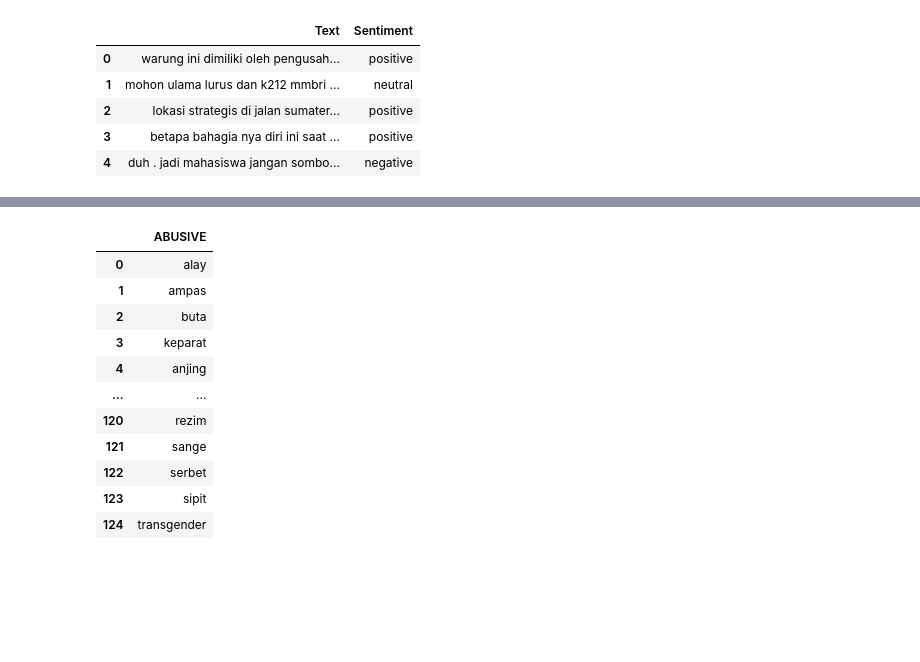
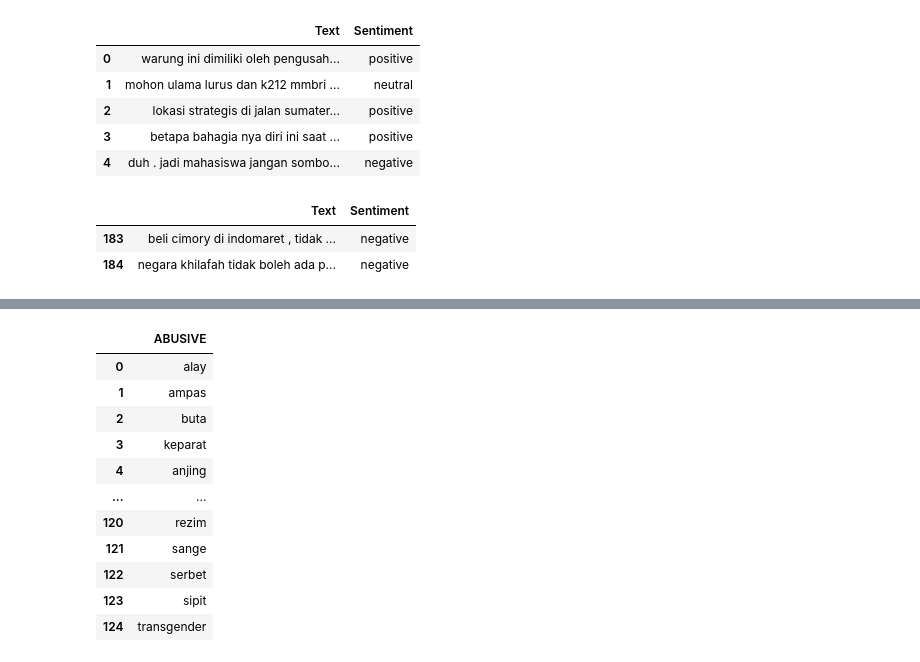
Before and after one commit to salonpas28/LSTM-project, a Jupyter notebook: LSTM.ipynb, the cells around one changed output, grey strips where cells are left out. Cells and saved outputs as stored; diff of their text form; code cells hidden in the pictures; blank space fills up the shorter version.

```diff
--- a/LSTM.ipynb
+++ b/LSTM.ipynb
@@ -47,6 +47,12 @@ df_train.head()
 | 2 | lokasi strategis di jalan sumater... | positive |
 | 3 | betapa bahagia nya diri ini saat ... | positive |
 | 4 | duh . jadi mahasiswa jangan sombo... | negative |
+# %%
+df_train[183:185]
+# %% [output]
+|  | Text | Sentiment |
+| 183 | beli cimory di indomaret , tidak ... | negative |
+| 184 | negara khilafah tidak boleh ada p... | negative |
 # %%
 temp_df.head()
 # %% [output]
```
Also changed, not shown: parts of 19 cells of this notebook, 1 other file.
